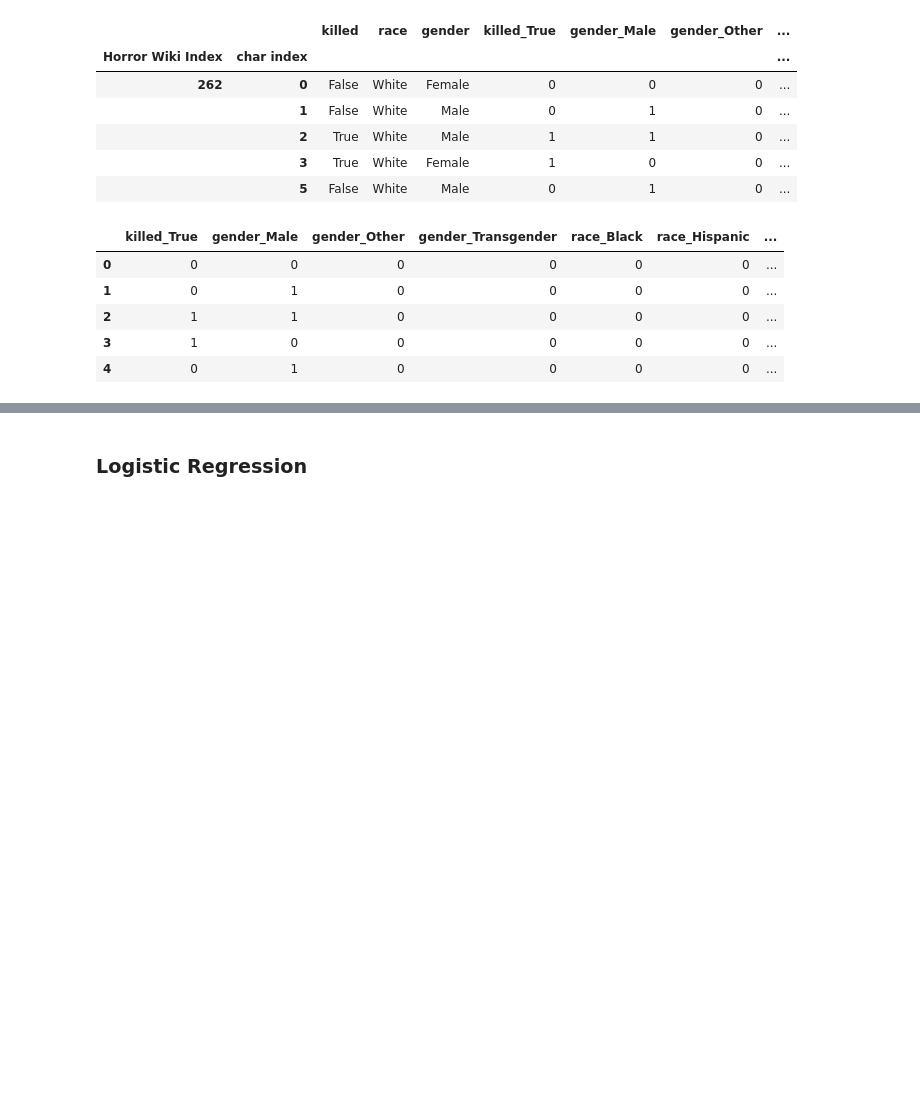
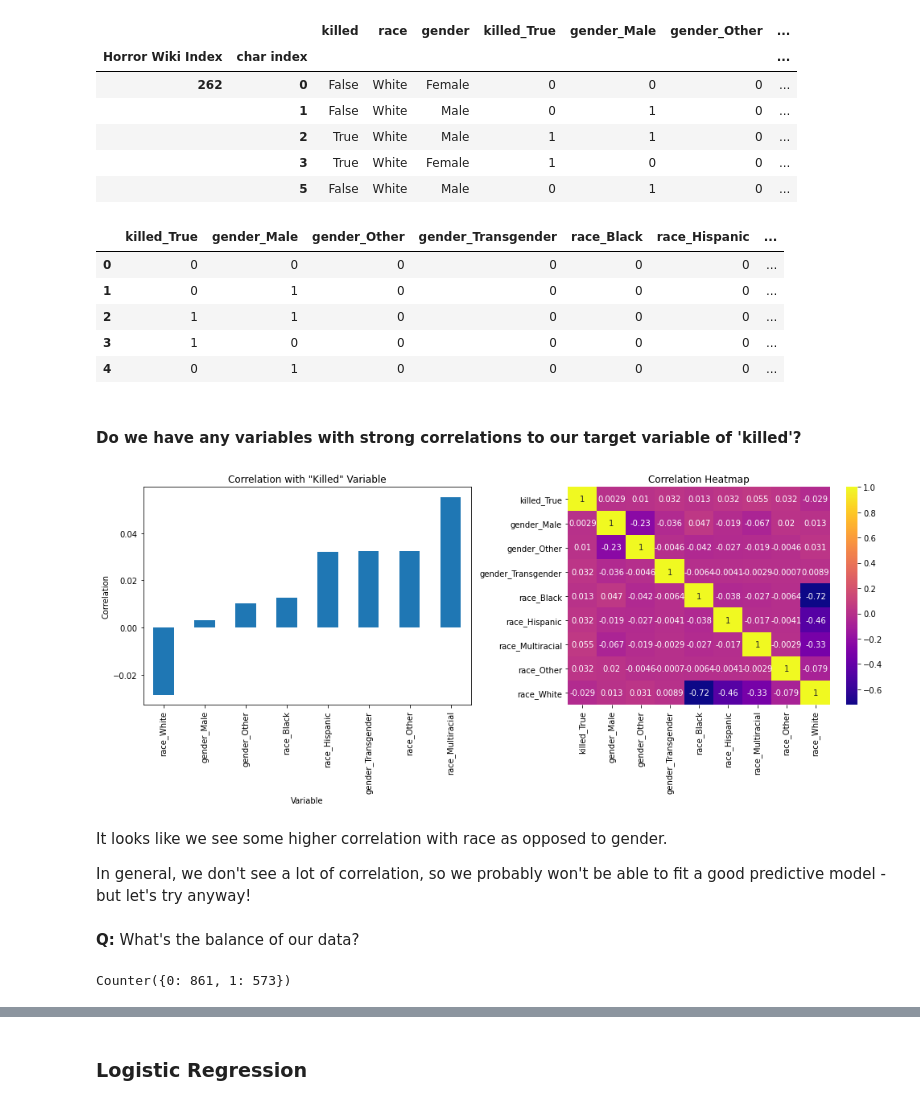
Before and after one commit to kristinamb15/horror-project, a Jupyter notebook: notebooks/a_and_v.ipynb, the cells around one changed output, grey strips where cells are left out. Cells and saved outputs as stored; diff of their text form; code cells hidden in the pictures; blank space fills up the shorter version.

```diff
--- a/notebooks/a_and_v.ipynb
+++ b/notebooks/a_and_v.ipynb
@@ -303,3 +303,23 @@ char_ml.head()
 | 2 | 1 | 1 | 0 | 0 | 0 | 0 | ... |
 | 3 | 1 | 0 | 0 | 0 | 0 | 0 | ... |
 | 4 | 0 | 1 | 0 | 0 | 0 | 0 | ... |
+# %% [markdown]
+#### Do we have any variables with strong correlations to our target variable of 'killed'?
+# %%
+fig, (ax1, ax2) = plt.subplots(ncols=2, figsize=(14,6))
+
+ax1.set_xlabel('Variable')
+ax1.set_ylabel('Correlation')
+ax1.set_title('Correlation with "Killed" Variable')
+char_ml.corr()['killed_True'][1:].sort_values().plot(kind='bar', ax=ax1)
+
+ax2.set_title('Correlation Heatmap')
+sns.heatmap(char_ml.corr(), annot=True, cmap='plasma', ax=ax2)
+
+plt.tight_layout()
+# %% [output]
+[figure, added]
+# %% [markdown]
+It looks like we see some higher correlation with race as opposed to gender.
+
+In general, we don't see a lot of correlation, so we probably won't be able to fit a good predictive model - but let's try anyway!
@@ -308,2 +339,9 @@ char_ml.head()
 X = char_ml.drop('killed_True', axis=1)
 y = char_ml['killed_True']
+# %% [markdown]
+**Q:** What's the balance of our data?
+# %%
+# Shape of current data
+print(Counter(y))
+# %% [output]
+Counter({0: 861, 1: 573})
```
Also changed, not shown: parts of 58 cells of this notebook.
